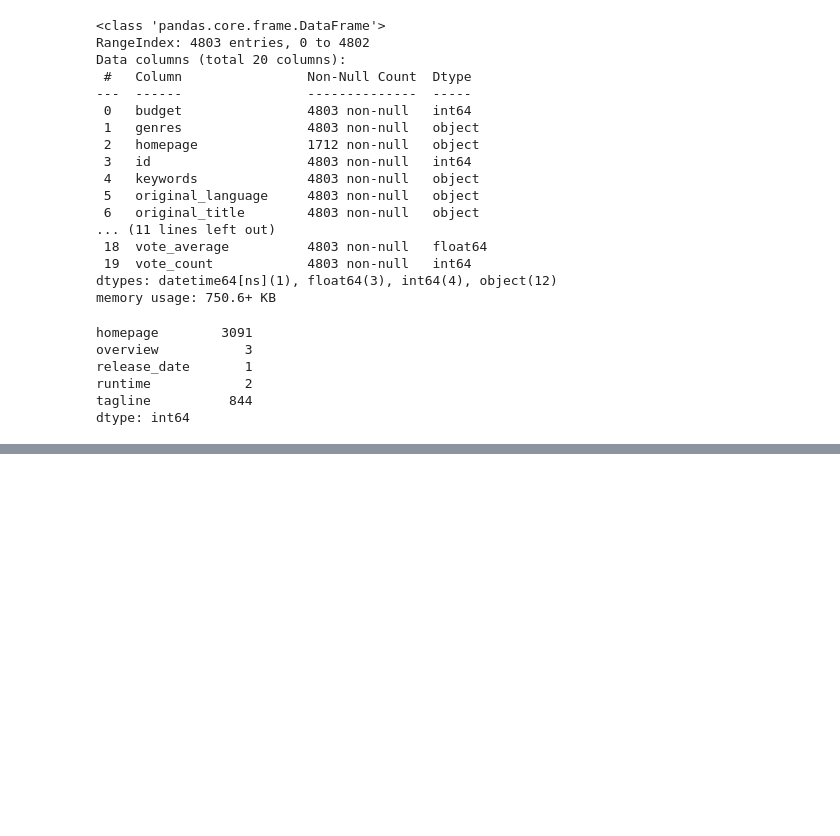
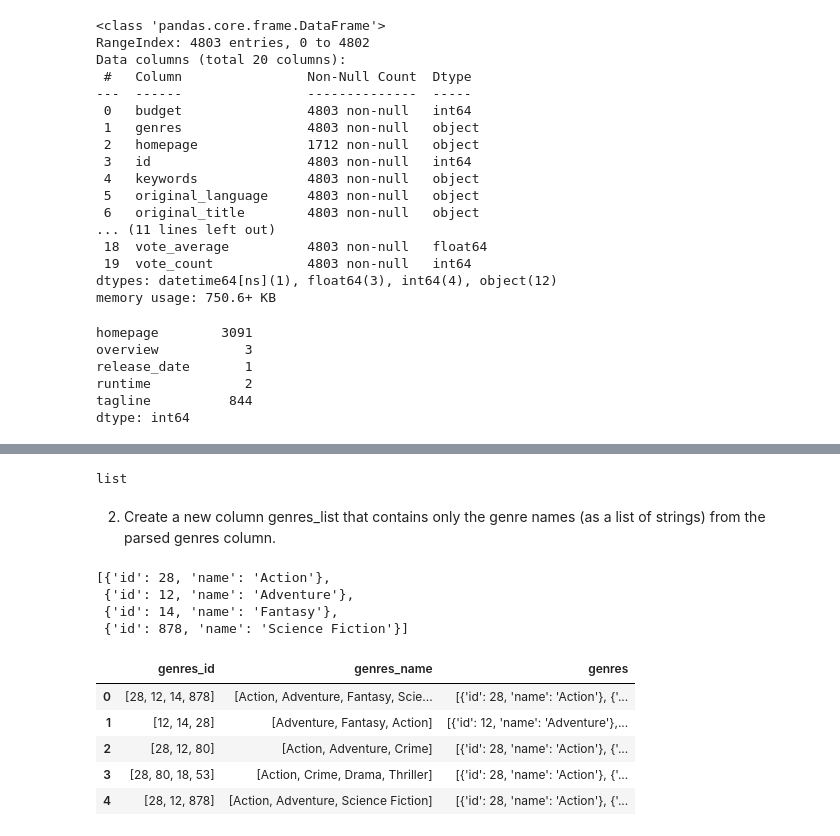
Before and after one commit to r-tavakoli/ai-ml-exercises, a Jupyter notebook: pandas/005_movie_explorer.ipynb, the cells around one changed output, grey strips where cells are left out. Drawn from its saved outputs; the diff is of its cells as text; code cells hidden in the pictures; blank space fills up the shorter version.

```diff
--- a/pandas/005_movie_explorer.ipynb
+++ b/pandas/005_movie_explorer.ipynb
@@ -47,0 +69,13 @@ ProfileReport(movies).to_file("005_eda_analysis_report.html")
+# %%
+type(movies['genres'].iloc[0])
+# %% [output]
+list
+# %% [markdown]
+2. Create a new column genres_list that contains only the genre names (as a list of strings) from the parsed genres column.
+# %%
+movies['genres'].iloc[0]
+# %% [output]
+[{'id': 28, 'name': 'Action'},
+ {'id': 12, 'name': 'Adventure'},
+ {'id': 14, 'name': 'Fantasy'},
+ {'id': 878, 'name': 'Science Fiction'}]
@@ -47,0 +91,9 @@ ProfileReport(movies).to_file("005_eda_analysis_report.html")
+# %%
+movies[['genres_id', 'genres_name', 'genres']].head()
+# %% [output]
+|  | genres_id | genres_name | genres |
+| 0 | [28, 12, 14, 878] | [Action, Adventure, Fantasy, Scie... | [{'id': 28, 'name': 'Action'}, {'... |
+| 1 | [12, 14, 28] | [Adventure, Fantasy, Action] | [{'id': 12, 'name': 'Adventure'},... |
+| 2 | [28, 12, 80] | [Action, Adventure, Crime] | [{'id': 28, 'name': 'Action'}, {'... |
+| 3 | [28, 80, 18, 53] | [Action, Crime, Drama, Thriller] | [{'id': 28, 'name': 'Action'}, {'... |
+| 4 | [28, 12, 878] | [Action, Adventure, Science Fiction] | [{'id': 28, 'name': 'Action'}, {'... |
```
Also changed, not shown: parts of 16 cells of this notebook, 3 other files.
